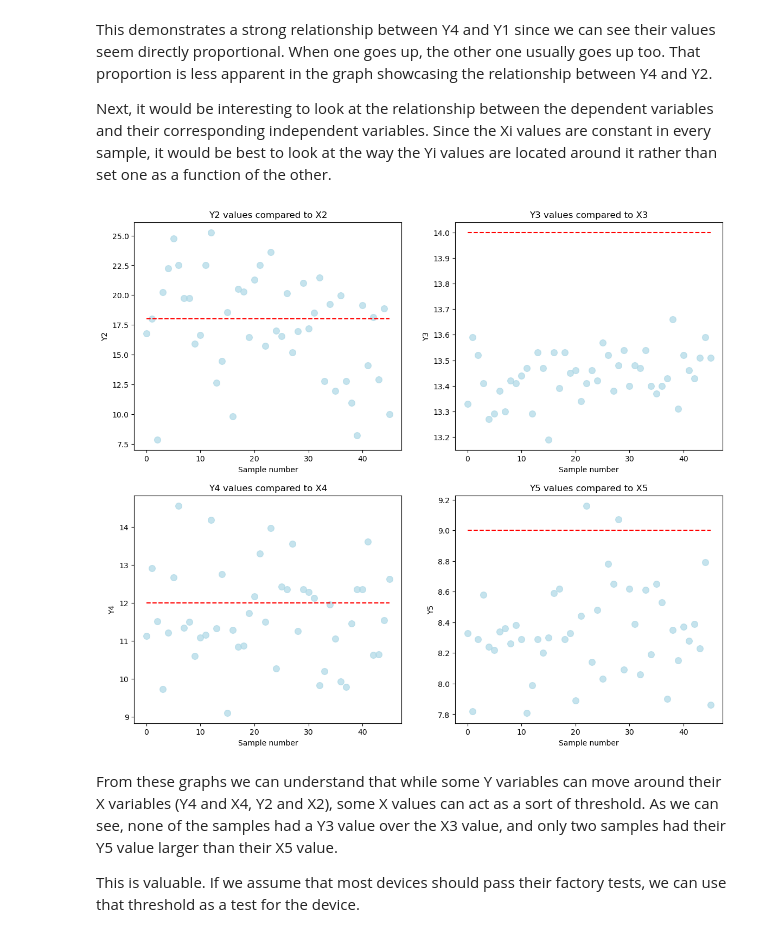
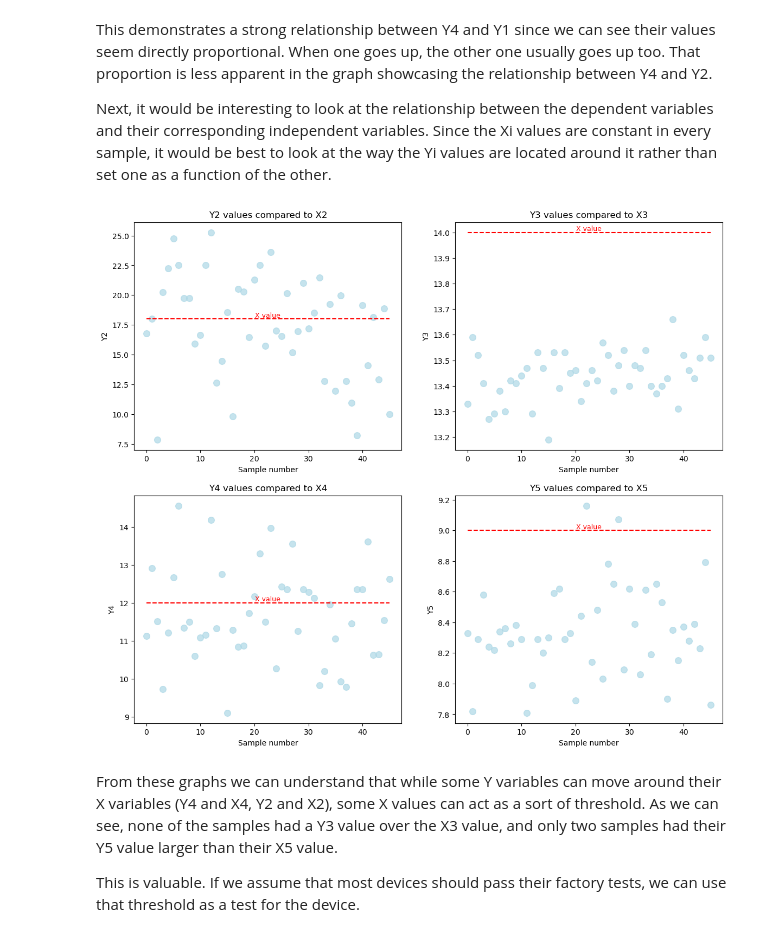
Before and after one commit to dvirsas8/pulsenmore, a Jupyter notebook: Assignment.ipynb, the cells around one changed output. Saved outputs shown, nothing was run; the diff lists cells and outputs as text; code cells hidden in the pictures.

```diff
--- a/Assignment.ipynb
+++ b/Assignment.ipynb
@@ -210,32 +210,35 @@ Next, it would be interesting to look at the relationship between the dependent
 # %%
 fig, axs = plt.subplots(2, 2, figsize=(14, 12))
 
 x2_values = factory_df.iloc[:, 1]
 x3_values = factory_df.iloc[:, 3]
 x4_values = factory_df.iloc[:, 5]
 x5_values = factory_df.iloc[:, 7]
 marker_color = 'lightblue'
 
 samples = [i for i in range(len(factory_df))]
 
 
 def create_scatter(ax, row, col, x_label, y_label, title, x_value, y_value, constant):
     ax[row, col].scatter(x_value, y_value, marker=marker_style, s=marker_size, c=marker_color, alpha=transparency,
                          label='Data Points')
 
     ax[row, col].hlines(y=constant, xmin=min(samples), xmax=max(samples),
-                        color='red', linestyle='dashed', label='Constant Value')
+                    color='red', linestyle='dashed')
+    ax[row, col].text((min(samples) + max(samples)) / 2, constant, 'X value',
+                  color='red', fontsize=9, ha='center', va='bottom')
+
     ax[row, col].set_xlabel(x_label, fontsize=10)
     ax[row, col].set_ylabel(y_label, fontsize=10)
     ax[row, col].set_title(title, fontsize=12)
 
 
 create_scatter(axs, 0, 0, "Sample number", "Y2", "Y2 values compared to X2", samples, y2_values, x2_values[0])
 create_scatter(axs, 0, 1, "Sample number", "Y3", "Y3 values compared to X3", samples, y3_values, x3_values[0])
 create_scatter(axs, 1, 0, "Sample number", "Y4", "Y4 values compared to X4", samples, y4_values, x4_values[0])
 create_scatter(axs, 1, 1, "Sample number", "Y5", "Y5 values compared to X5", samples, y5_values, x5_values[0])
 # %% [output]
-[figure, old version]
+[figure, new version]
 # %% [markdown]
 From these graphs we can understand that while some Y variables can move around their X variables (Y4 and X4, Y2 and X2), some X values can act as a sort of threshold. As we can see, none of the samples had a Y3 value over the X3 value, and only two samples had their Y5 value larger than their X5 value.
 
```
